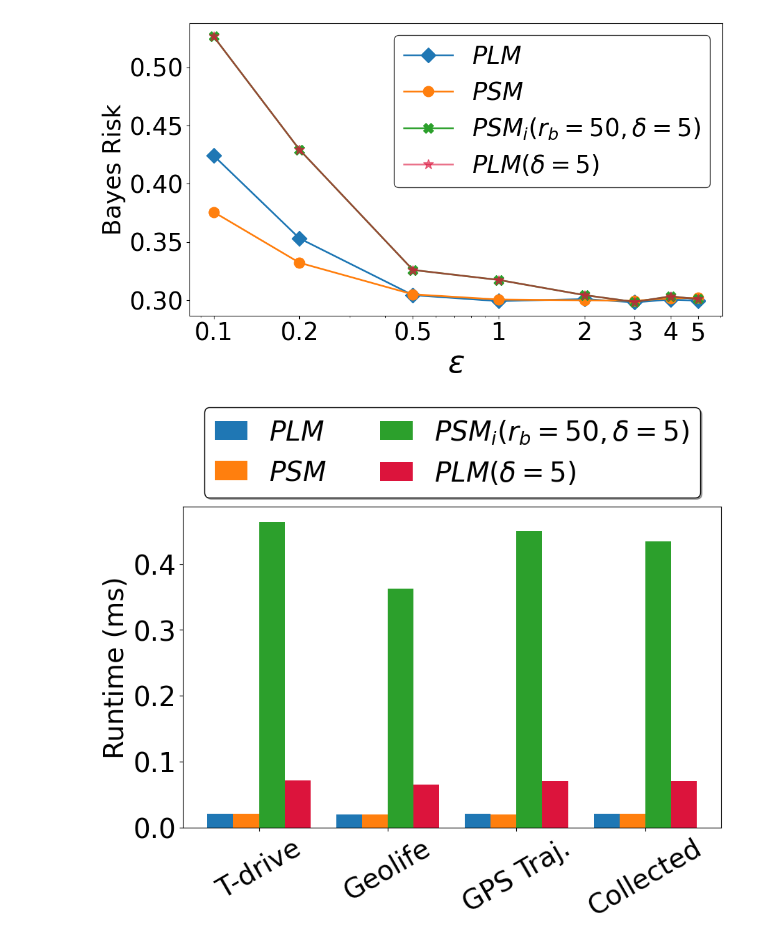
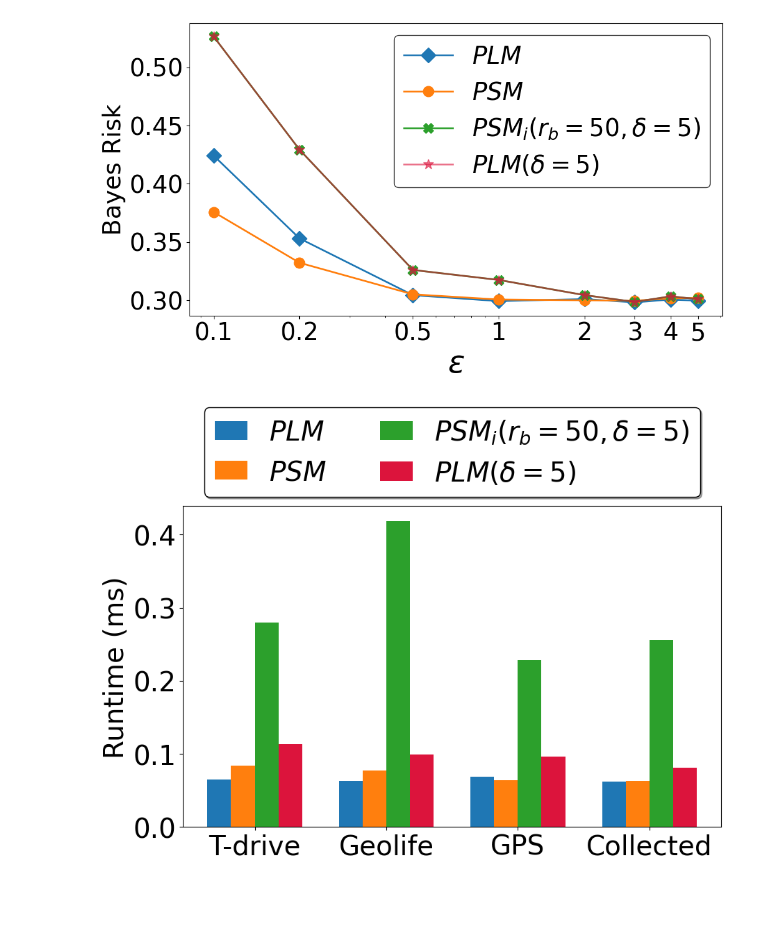
Before and after one commit to shafizurRseeam/location_privacy, a Jupyter notebook: Other_figures.ipynb, the cells around one changed output. Cells and saved outputs as stored; diff of their text form; code cells hidden in the pictures; blank space fills up the shorter version.

```diff
--- a/Other_figures.ipynb
+++ b/Other_figures.ipynb
@@ -137,11 +137,11 @@ import matplotlib.pyplot as plt
 import numpy as np
 
 # Sample data
-datasets = ['T-drive', 'Geolife', 'GPS Traj.', 'Collected']
-Laplace = np.array([0.00002088, 0.00002007, 0.00002052, 0.00002096]) * 1e3
-laplace_delta = np.array([0.00007173, 0.00006454, 0.00007034, 0.00007073]) * 1e3
-staircase = np.array([0.00002059, 0.00001966,0.00001994, 0.00002084]) * 1e3
-staircase_intermediate = np.array([0.00046442,0.00036278, 0.00045037,  0.00043455]) * 1e3
+datasets = ['T-drive', 'Geolife', 'GPS', 'Collected']
+Laplace = np.array([0.00006461, 0.0000628, 0.00006858, 0.00006209]) * 1e3
+laplace_delta = np.array([0.0001134, 0.00009956, 0.00009592, 0.00008120]) * 1e3
+staircase = np.array([0.00008367, 0.00007712,0.00006437, 0.00006322]) * 1e3
+staircase_intermediate = np.array([0.00027985,0.00041814, 0.00022846,  0.00025587]) * 1e3
 
 
 # Colors and labels taken from the style of the line plot
@@ -150,7 +150,7 @@ labels = ['$PLM$', '$PSM$', '$PSM_i(r_b = 50, δ = 5)$', '$PLM(δ=5)$']
 
 # Set the positions and width for the bars
 pos = np.arange(len(datasets))
-bar_width = 0.20
+bar_width = 0.18
 
 # Plotting the bars with the new style
 fig, ax = plt.subplots(figsize=(10, 6))  # Increase figure size to accommodate legend
@@ -163,35 +163,35 @@ for i, (data, color, label) in enumerate(zip([Laplace, staircase, staircase_inte
 ax.set_ylabel('Runtime (ms)', fontsize=28)
 #ax.set_title('Runtime Comparison')
 
 # Positioning the x-ticks
 ax.set_xticks(pos + 1.5 * bar_width)
 ax.set_xticklabels(datasets, fontsize=28)
 
-ax.set_xticklabels(datasets, fontsize=28, rotation=30)  # Rotate labels by 45 degrees
+ax.set_xticklabels(datasets, fontsize=28, rotation=0)  # Rotate labels by 45 degrees
 
 # Adding the legend with the modified style
 # Reduce the handle length to decrease the space between the legend symbol and text
 legend = ax.legend(fontsize=28, loc='upper center', bbox_to_anchor=(0.5, 1.35), fancybox=True, shadow=True, ncol=2, handlelength=1.2)
 
 frame = legend.get_frame()
 frame.set_edgecolor('black')  # Set the border color
 frame.set_linewidth(1)  # Set the border width
 
 # Setting the tick parameters
 ax.tick_params(axis='both', which='major', labelsize=28)
 
 # Adjust the layout to make room for the legend outside of the plot
 #plt.subplots_adjust(top=0.75)
 pathpng = 'C:\\Users\\ss6365\\Desktop\\location_privacy_final\\miscellaneous_figures\\png\\Runtime_datasets'
 plt.savefig(pathpng, dpi=300, bbox_inches='tight')
 
 pathsvg = 'C:\\Users\\ss6365\\Desktop\\location_privacy_final\\miscellaneous_figures\\svg\\Runtime_datasets'
 
 plt.savefig(pathsvg, format='svg', bbox_inches='tight')
 
 plt.show()
 # %% [output]
-[figure, old version]
+[figure, new version]
 # %%
 import matplotlib.pyplot as plt
 import numpy as np
```
Also changed, not shown: parts of 1 cell of this notebook, 6 other files.
